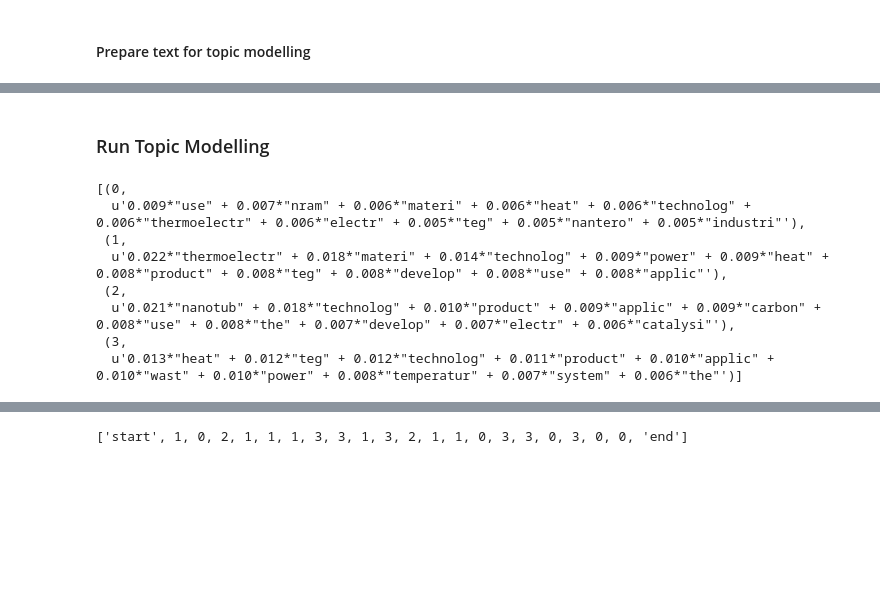
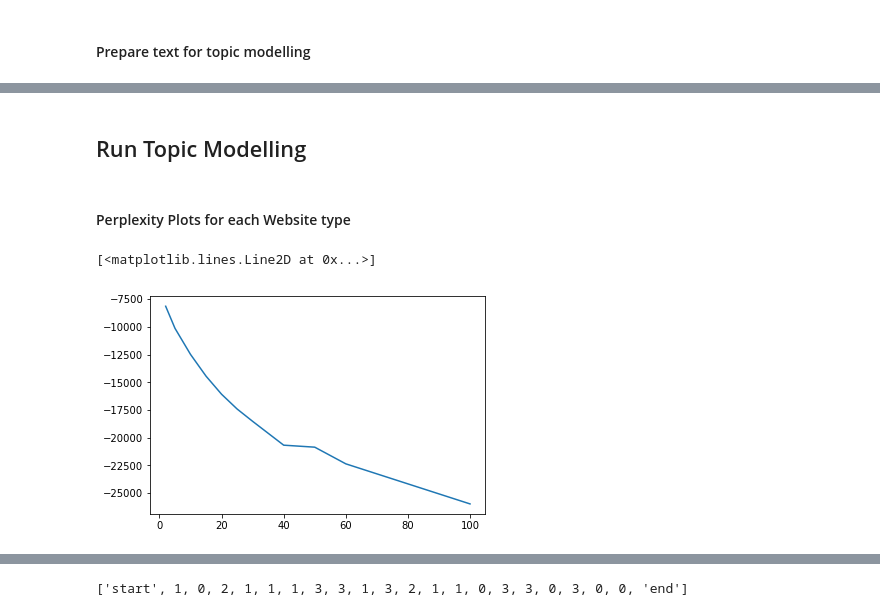
Before and after one commit to euphonic/EAGER, a Jupyter notebook: TopicModel and Markov.ipynb, the cells around one changed output, grey strips where cells are left out. Cells and saved outputs as stored; diff of their text form; code cells hidden in the pictures; blank space fills up the shorter version.

Commit message:
Split out prep of demo data from text files; added perplexity code

```diff
--- a/TopicModel and Markov.ipynb
+++ b/TopicModel and Markov.ipynb
@@ -142,19 +134,43 @@ nano_comb, nano_docs = process_doc_list(nano_data)
 # %% [markdown]
-### Run Topic Modelling
+## Run Topic Modelling
 # %%
-random.seed(1)
-#create topic model on full text
-#will need to run on server when we have more data
-full_dict = corpora.Dictionary(all_tokenized)
-DT_matrix = [full_dict.doc2bow(doc) for doc in all_tokenized]
-lda = LdaMulticore(DT_matrix, id2word=full_dict, num_topics=4)
-lda.print_topics(num_topics=4, num_words=10)
+def topic_model(train, test, topics = 10):
+    '''
+    input: preprocessed test and training data, optionally the number of topics
+    output: a fitted LDA topic model and the bow representation of test data for model evaluation
+    '''
+    random.seed(1)
+    #create topic model on full text
+    #will need to run on server when we have more data
+    full_dict = corpora.Dictionary(train)
+    DT_matrix = [full_dict.doc2bow(doc) for doc in train]
+    test_token = [full_dict.doc2bow(doc) for doc in test]
+    lda = LdaMulticore(DT_matrix, id2word=full_dict, num_topics=topics)
+    return lda, test_token
-# %% [output]
-[(0,
-  u'0.009*"use" + 0.007*"nram" + 0.006*"materi" + 0.006*"heat" + 0.006*"technolog" + 0.006*"thermoelectr" + 0.006*"electr" + 0.005*"teg" + 0.005*"nantero" + 0.005*"industri"'),
- (1,
-  u'0.022*"thermoelectr" + 0.018*"materi" + 0.014*"technolog" + 0.009*"power" + 0.009*"heat" + 0.008*"product" + 0.008*"teg" + 0.008*"develop" + 0.008*"use" + 0.008*"applic"'),
- (2,
-  u'0.021*"nanotub" + 0.018*"technolog" + 0.010*"product" + 0.009*"applic" + 0.009*"carbon" + 0.008*"use" + 0.008*"the" + 0.007*"develop" + 0.007*"electr" + 0.006*"catalysi"'),
- (3,
-  u'0.013*"heat" + 0.012*"teg" + 0.012*"technolog" + 0.011*"product" + 0.010*"applic" + 0.010*"wast" + 0.010*"power" + 0.008*"temperatur" + 0.007*"system" + 0.006*"the"')]
+# %%
+k = [2, 5, 10, 15, 20, 25, 30, 40 , 50, 60, 100] #possible number of topics
+def calculate_perplexities(train,test, k):
+    '''
+    inputs: preprocessed test and training data, a list of possible number of topics
+    outputs: log perplexity and perplexity, scored on the test set
+    '''
+    log_perplexities = []
+    perplexity = []
+    for i in k:
+        model, test_doc2bow = topic_model(train, test, i)
+        log_p = model.log_perplexity(test_doc2bow)
+        log_perplexities.append(log_p)
+        perp = model.bound(test_doc2bow)
+        perplexity.append(perp)
+    return log_perplexities, perplexity
+green_log_perplexities, green_perplexities = calculate_perplexities(green_train, green_test, k)
+synbio_log_perplexities, synbio_perplexities = calculate_perplexities(synbio_train, synbio_test, k)
+nano_log_perplexities,nano_perplexities= calculate_perplexities(nano_train, nano_test, k)
+# %% [markdown]
+#### Perplexity Plots for each Website type
+# %%
+import matplotlib.pyplot as plt
+plt.plot(k, green_perplexities)
+# %% [output]
+[<matplotlib.lines.Line2D at 0x...>]
+[figure, added]
```
Also changed, not shown: parts of 19 cells of this notebook, 1 other file.
